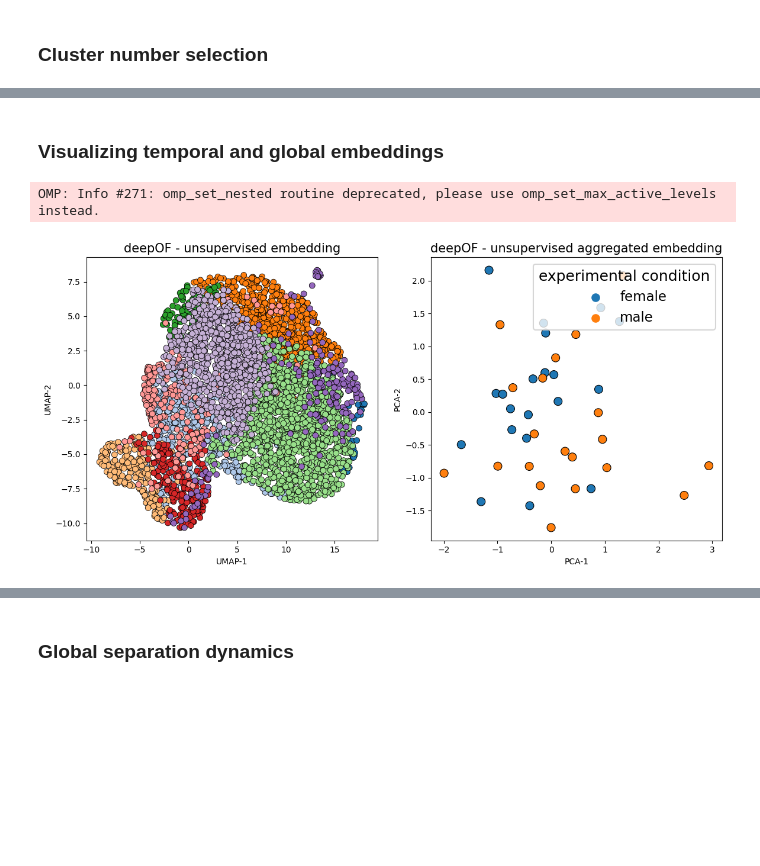
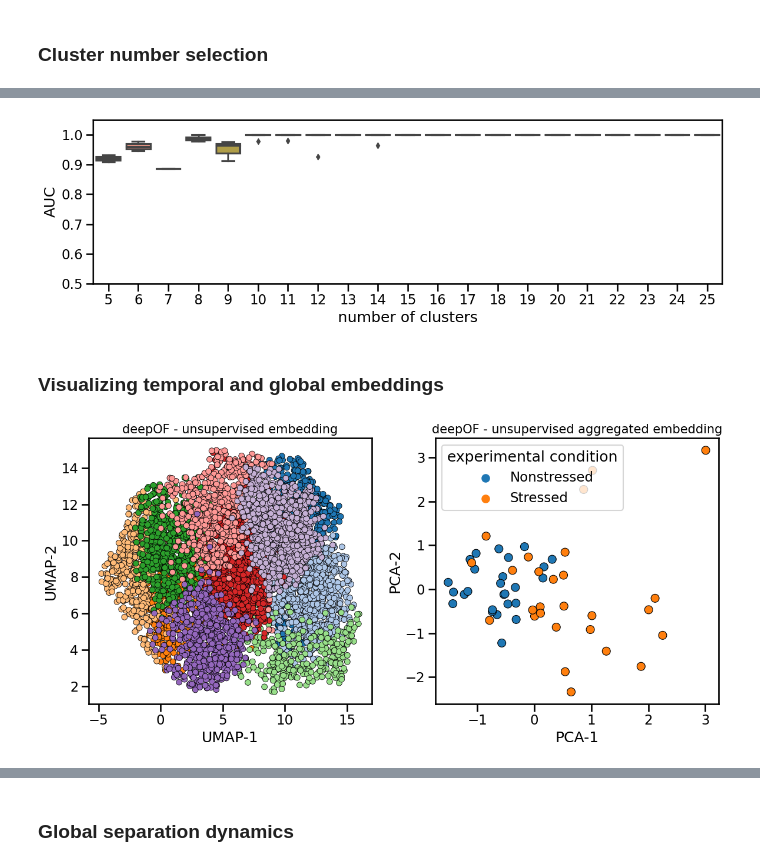
Before and after one commit to mlfpm/deepof, a Jupyter notebook: docs/source/tutorial_notebooks/deepof_unsupervised_tutorial.ipynb, the cells around one changed output, grey strips where cells are left out. Cells and saved outputs as stored; diff of their text form; code cells hidden in the pictures; blank space fills up the shorter version.

```diff
--- a/docs/source/tutorial_notebooks/deepof_unsupervised_tutorial.ipynb
+++ b/docs/source/tutorial_notebooks/deepof_unsupervised_tutorial.ipynb
@@ -29,16 +29,24 @@ warnings.filterwarnings("ignore")
 # %% [markdown]
 ### Load your previous project
 # %%
-my_deepof_project = deepof.data.load_project("./deepof_FC_project_files/")
+import pickle
 
-import pickle
-with open("./deepof_FC_project_files/Coordinates/FC_dataset_experimental_conditions.pkl", "rb") as handle:
-    exp_conditions = pickle.load(handle)
-my_deepof_project._exp_conditions = exp_conditions
+# # FC data
+# my_deepof_project = deepof.data.load_project("./deepof_FC_project_files/")
+
+# with open("./deepof_FC_project_files/Coordinates/FC_dataset_experimental_conditions.pkl", "rb") as handle:
+#     exp_conditions = pickle.load(handle)
+# my_deepof_project._exp_conditions = exp_conditions
+
+# SI data
+my_deepof_project = deepof.data.load_project("../../Desktop/deepOF_datasets/Tagged_videos/Data_for_deepof_SI/deepof_SI_project/")
+with open("deepof_SI_exp_conds.pkl", "rb") as handle:
+    exp_conds = pickle.load(handle)
+my_deepof_project._exp_conditions = exp_conds
 
 # Update project path to a local path
-my_deepof_project._project_path = "./"
-my_deepof_project._project_name = "deepof_FC_project_files/"
+my_deepof_project._project_path = "../../Desktop/deepOF_datasets/Tagged_videos/Data_for_deepof_SI/"
+my_deepof_project._project_name = "deepof_SI_project"
 # %%
 # THIS SHOULD BE THE LAST SECTION OF THE FIRST TUTORIAL!
 
@@ -113,3 +111,7 @@ Wall time: 34.3 s
+# %%
+embeddings = {key: val.numpy() for key, val in embeddings.items()}
+soft_counts = {key: val.numpy() for key, val in soft_counts.items()}
+breaks = {key: np.ones(soft_counts[key].shape[0]).astype(int) for key in soft_counts.keys()}
 # %% [markdown]
 ### Understanding the different available models
 # %%
@@ -136,0 +207,10 @@ ________________________________________________________________________________
+# %%
+fig, ax = plt.subplots(1, 1, figsize=(12, 4))
+sns.boxplot(data=model_selection, x="number of clusters", y="AUC")
+
+plt.ylim(0.5, 1.05)
+
+plt.tight_layout()
+plt.show()
+# %% [output]
+[figure, added]
@@ -138,42 +220,43 @@ ________________________________________________________________________________
 ### Visualizing temporal and global embeddings
 # %%
 # INCORPORATE AS A METHOD FOR EACH MODEL
-embeddings, soft_counts, breaks = deepof.model_utils.embedding_per_video(my_deepof_project, to_preprocess, cons)
+# embeddings, soft_counts, breaks = deepof.model_utils.embedding_per_video(my_deepof_project, to_preprocess, cons)
 # %%
 import matplotlib.pyplot as plt
 import seaborn as sns
 
 fig, (ax1, ax2) = plt.subplots(1, 2, figsize=(12, 6))
 sns.set_context("talk")
 
 deepof.visuals.plot_embeddings(
     my_deepof_project,
     embeddings,
     soft_counts,
     breaks,
     aggregate_experiments=False,
     samples=100,
     ax=ax1,
     save=False, # Set to True, or give a custom name, to save the plot
 )
 
 deepof.visuals.plot_embeddings(
     my_deepof_project,
     embeddings,
     soft_counts,
     breaks,
     aggregate_experiments="time on cluster",
-    exp_condition="Sex",
+    exp_condition="CSDS",
     show_aggregated_density=False,
+#     bin_index=4,
+#     bin_size=25*120,
     ax=ax2,
     save=False, # Set to True, or give a custom name, to save the plot,
 )
 
 plt.tight_layout()
 plt.show()
 # %% [output]
-OMP: Info #271: omp_set_nested routine deprecated, please use omp_set_max_active_levels instead.
-[figure, old version]
+[figure, new version]
 # %%
 from IPython import display
 
```
Also changed, not shown: parts of 29 cells of this notebook, 5 other files.
